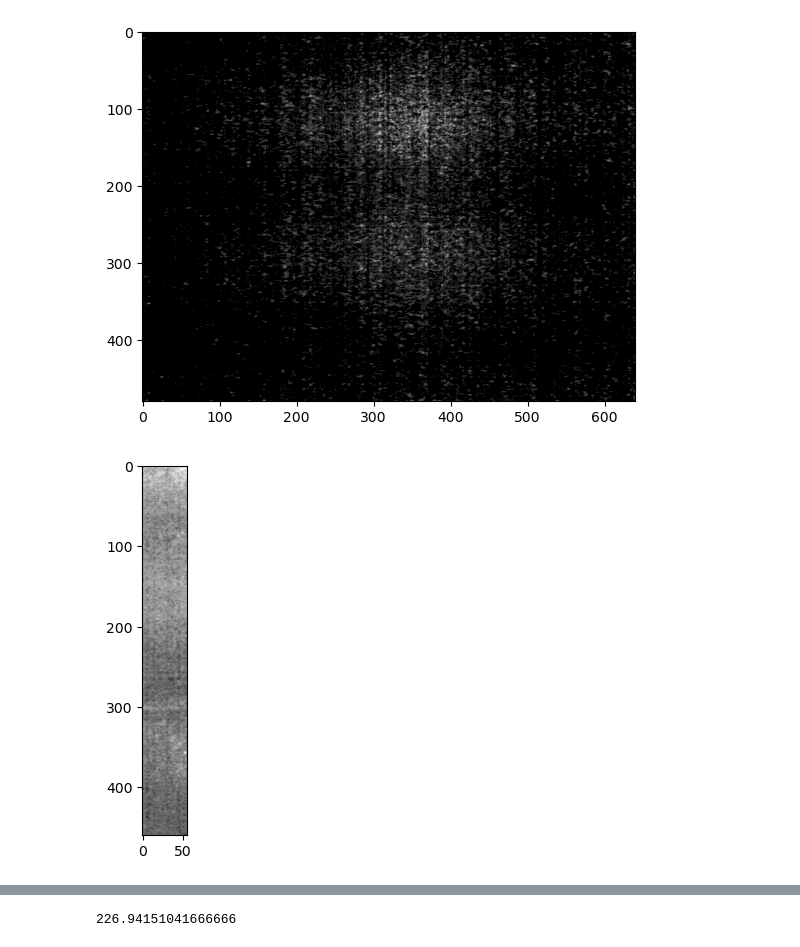
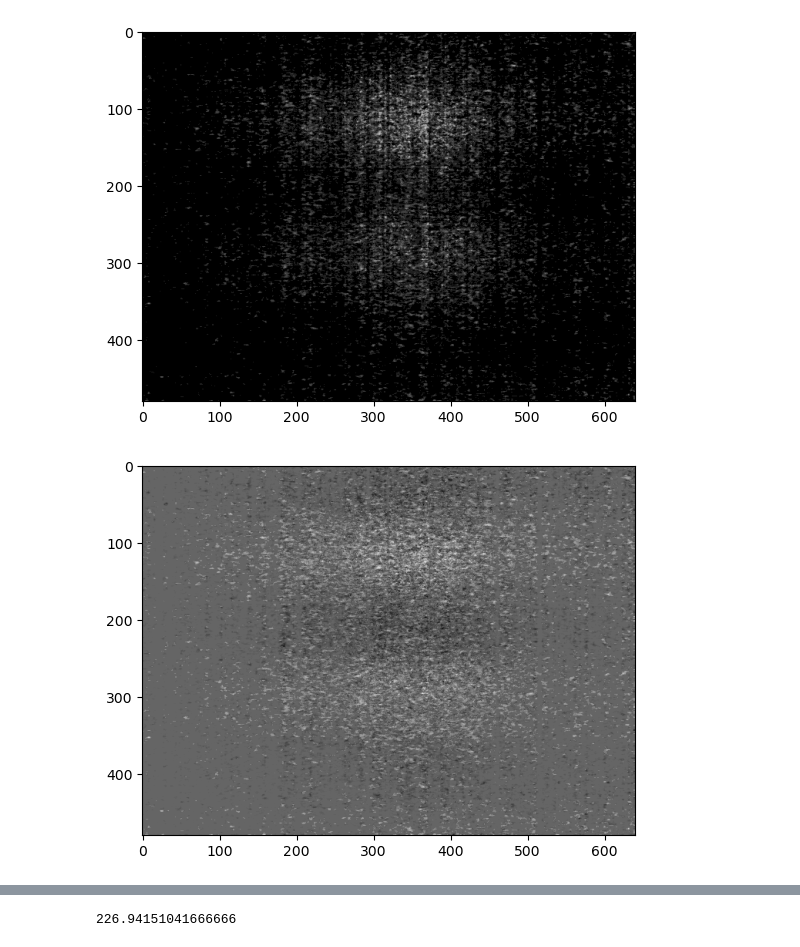
Before and after one commit to Matze-Katze/SSS, a Jupyter notebook: Versuch2/Versuch.ipynb, the cells around one changed output, grey strips where cells are left out. Saved outputs shown, nothing was run; the diff lists cells and outputs as text; code cells hidden in the pictures.

```diff
--- a/Versuch2/Versuch.ipynb
+++ b/Versuch2/Versuch.ipynb
@@ -78,19 +92,19 @@ plt.show()
 # %%
 def subtractIMG(inputIMG,darkimg=darkpixelMeanIMG):
     if(len(inputIMG)>len(darkimg)):
         return NULL
     diffIMG=[]
-    for i in range(len(img)):
+    for i in range(len(inputIMG)):
         diffROW=[]
-        for j in range(len(img[i])):
-            diffROW.append(img[i][j]-darkimg[i][j])
+        for j in range(len(inputIMG[i])):
+            diffROW.append(inputIMG[i][j]-darkimg[i][j])
         diffIMG.append(diffROW)
     return np.array(diffIMG)
 
-plt.imshow(subtractIMG(blackImgs[2]), cmap='gray')
+plt.imshow(subtractIMG(blackImgs[0]), cmap='gray')
 plt.show()
 # %% [output]
-[figure, old version]
+[figure, new version]
 # %%
 whiteImgs=[]
 
```
Also changed, not shown: parts of 3 cells of this notebook, 3 other files.
